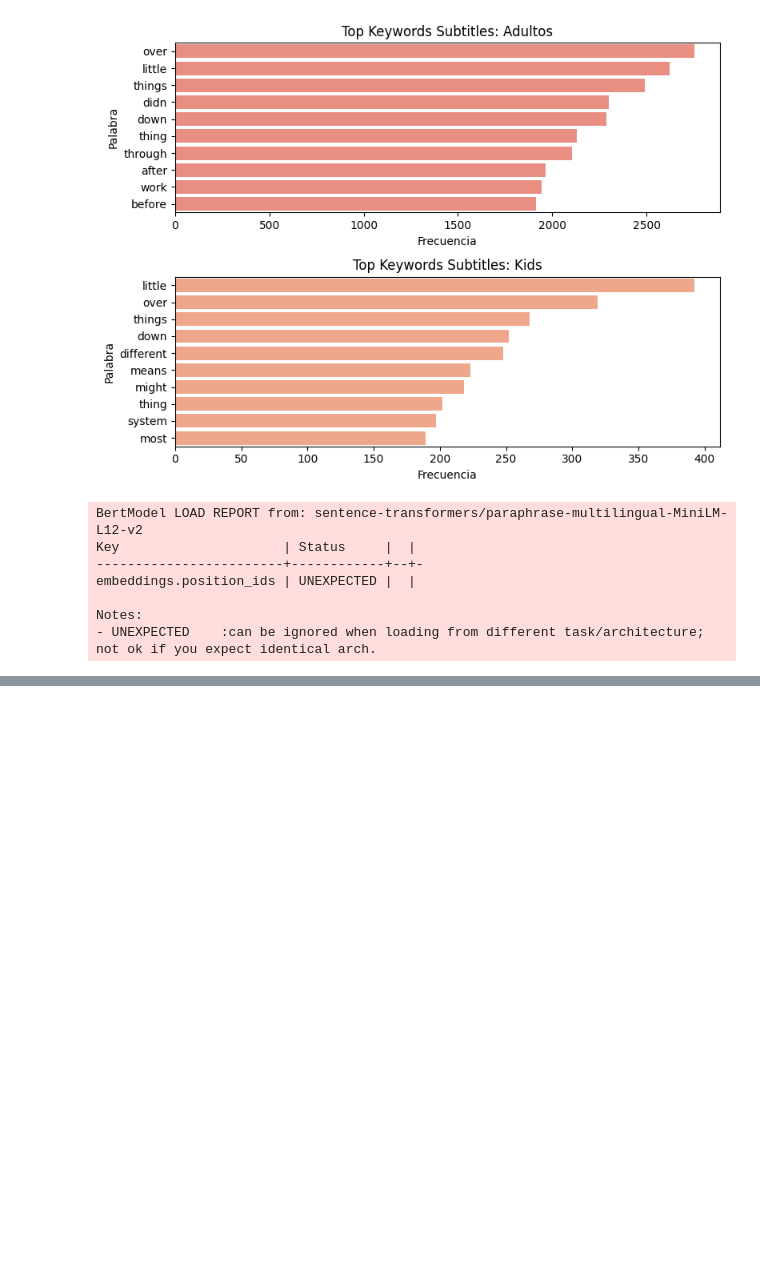
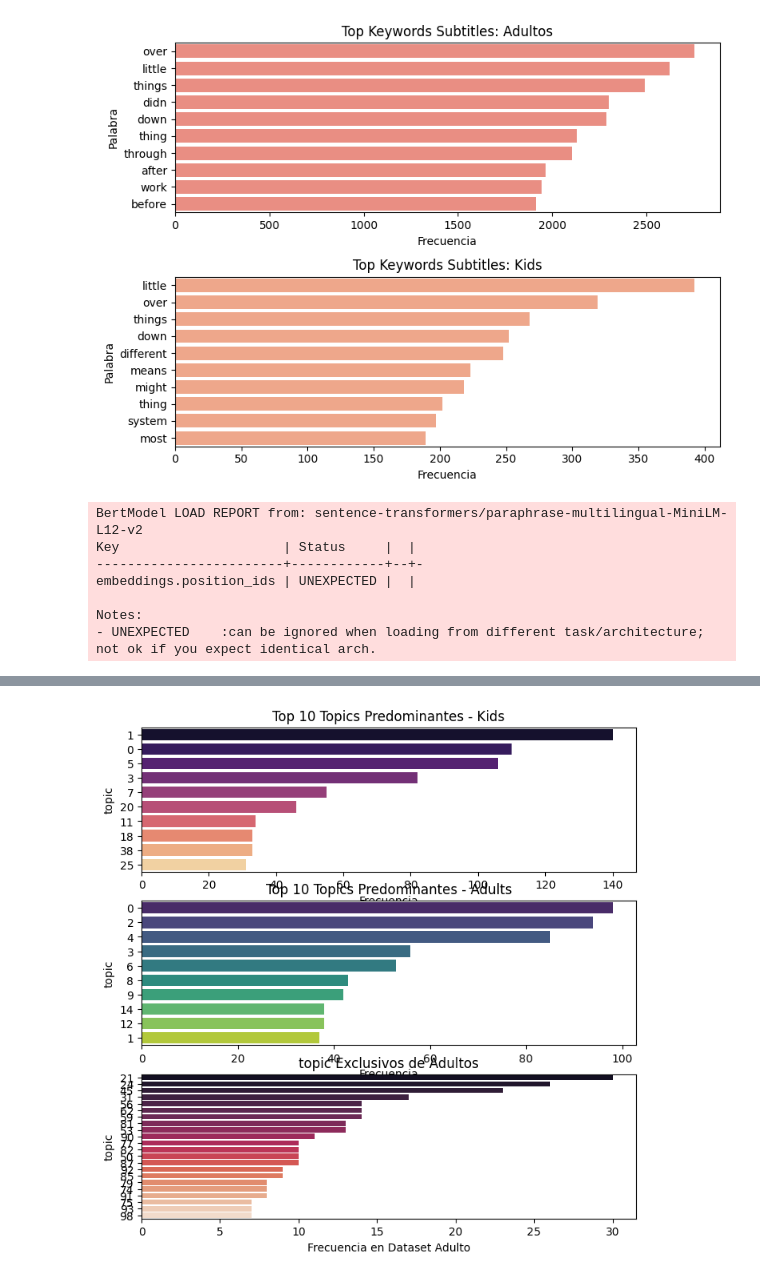
Before and after one commit to UCM-GIDIA-PD1/c2526-R1, a Jupyter notebook: src/analisis_kids.ipynb, the cells around one changed output, grey strips where cells are left out. Cells and saved outputs as stored; diff of their text form; code cells hidden in the pictures; blank space fills up the shorter version.

```diff
--- a/src/analisis_kids.ipynb
+++ b/src/analisis_kids.ipynb
@@ -345,0 +226,16 @@ ngram_df.head(20)
+# %%
+df = df[df["topic"] != -1]
+# Kids
+rangos_kids = ['0-4', '5-8', '9-12']
+df_Kids = df[df["Rango_edad"].isin(rangos_kids)].copy()
+
+# Adults
+df_Adult = df[df["Rango_edad"] == "Adult"].copy()
+df_Adult = df_Adult.head(len(df_Kids)).copy()
+# %%
+fig, ax = plt.subplots(3, 1, figsize=(8,8))
+utils.graficar_top_generos(df_Kids, 'Top 10 Topics Predominantes - Kids', ax[0], 'magma', "topic")
+utils.graficar_top_generos(df_Adult, 'Top 10 Topics Predominantes - Adults', ax[1], "viridis", "topic")
+utils.graficar_generos_ausentes_kids(df_Adult, df_Kids, ax[2], "topic")
+# %% [output]
+[figure, added]
```
Also changed, not shown: parts of 15 cells of this notebook, 1 other file.
